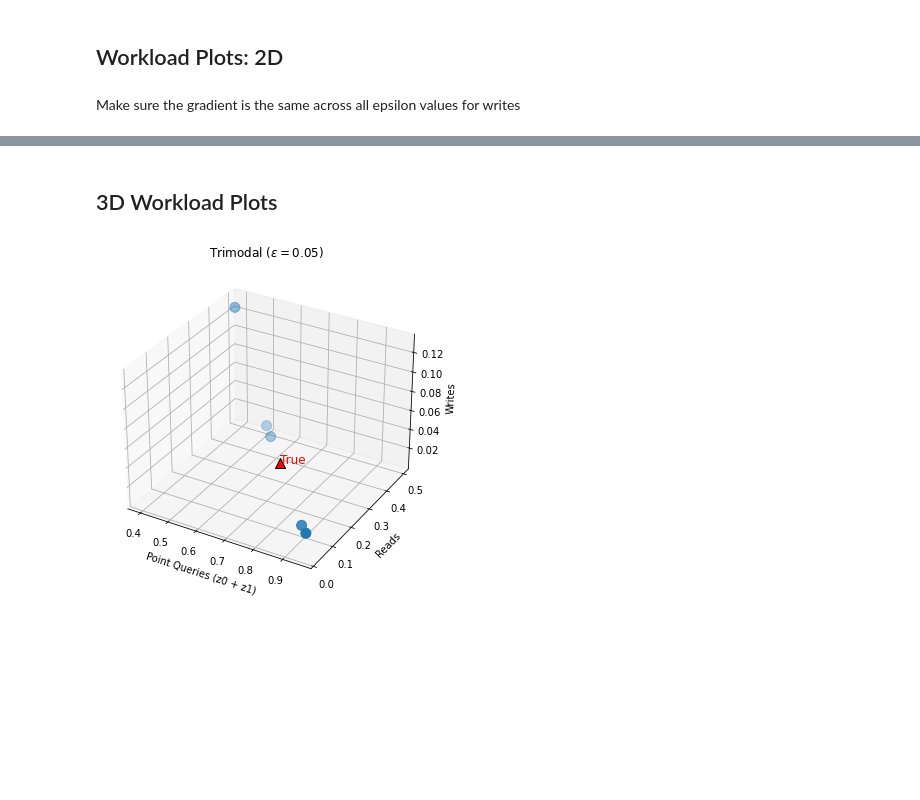
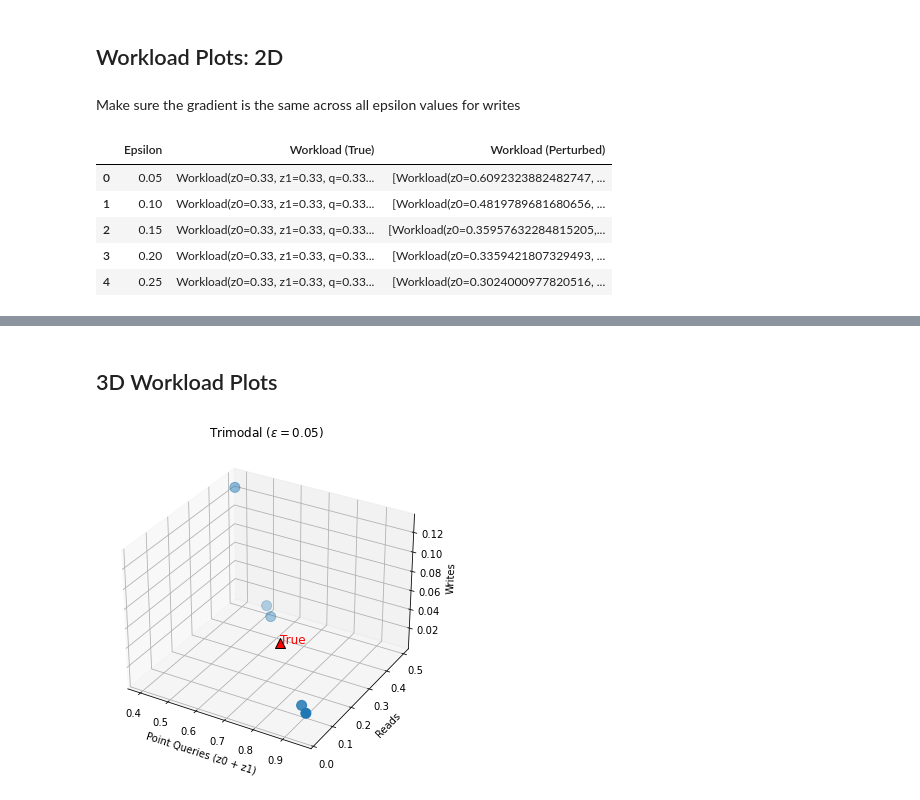
Before and after one commit to Pizzawookiee/private_lsm_tuning, a Jupyter notebook: notebook/epsilon_cost_experiment.ipynb, the cells around one changed output, grey strips where cells are left out. Cells and saved outputs as stored; diff of their text form; code cells hidden in the pictures; blank space fills up the shorter version.

```diff
--- a/notebook/epsilon_cost_experiment.ipynb
+++ b/notebook/epsilon_cost_experiment.ipynb
@@ -113,6 +115,16 @@ def parse_workload_list_2d(workload_list):
     return x, y, gradient
 # %% [markdown]
 Make sure the gradient is the same across all epsilon values for writes
+# %%
+workloads = df.groupby(['Epsilon', 'Workload (True)'])['Workload (Perturbed)'].apply(np.array).reset_index()
+workloads.head()
+# %% [output]
+|  | Epsilon | Workload (True) | Workload (Perturbed) |
+| 0 | 0.05 | Workload(z0=0.33, z1=0.33, q=0.33... | [Workload(z0=0.6092323882482747, ... |
+| 1 | 0.10 | Workload(z0=0.33, z1=0.33, q=0.33... | [Workload(z0=0.4819789681680656, ... |
+| 2 | 0.15 | Workload(z0=0.33, z1=0.33, q=0.33... | [Workload(z0=0.35957632284815205,... |
+| 3 | 0.20 | Workload(z0=0.33, z1=0.33, q=0.33... | [Workload(z0=0.3359421807329493, ... |
+| 4 | 0.25 | Workload(z0=0.33, z1=0.33, q=0.33... | [Workload(z0=0.3024000977820516, ... |
 # %%
 for epsilon in workloads['Epsilon'].unique():
     df = pd.read_csv('trimodal_1.csv')
```
Also changed, not shown: parts of 7 cells of this notebook, 3 other files.
